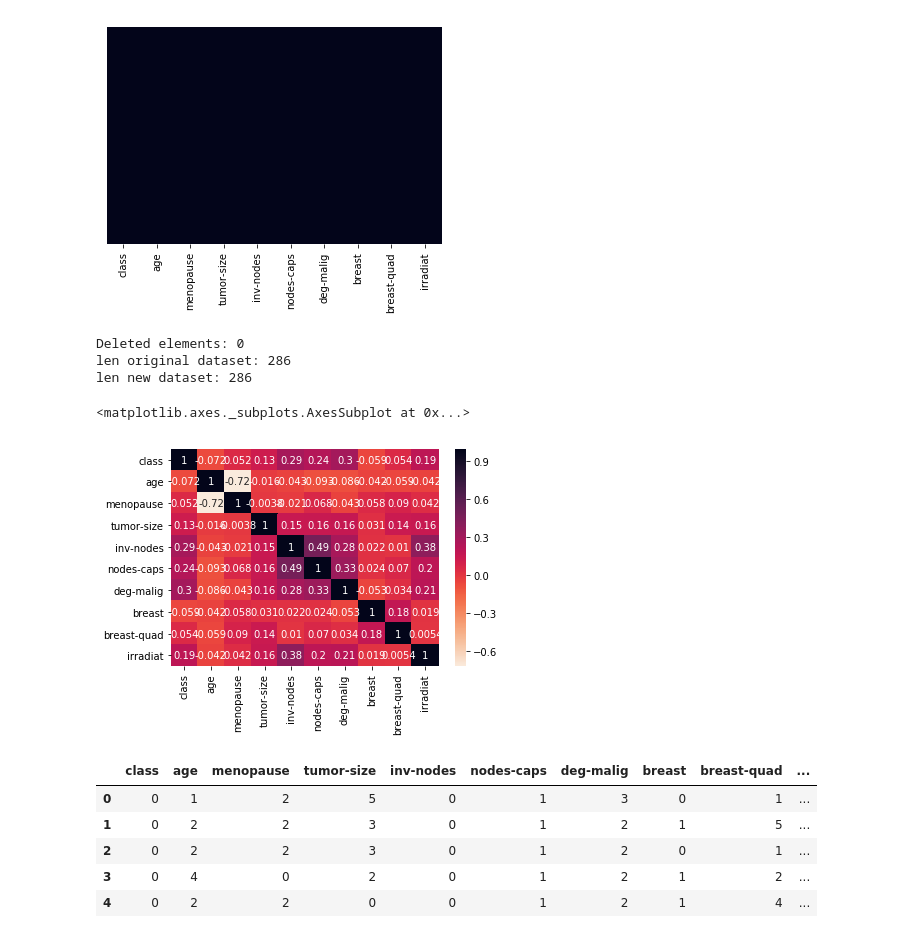
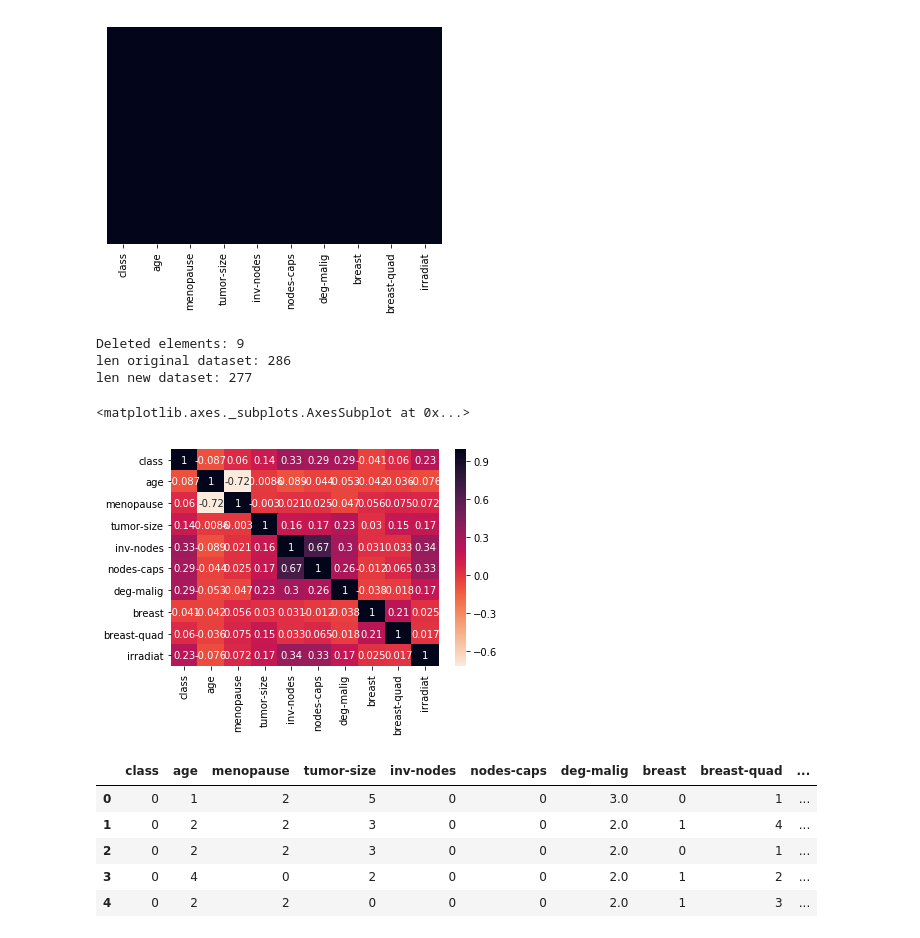
Before and after one commit to ednunes/machine-learning-projects, a Jupyter notebook: main.ipynb, the cells around one changed output. Saved outputs shown, nothing was run; the diff lists cells and outputs as text; code cells hidden in the pictures.

Commit message:
Fix dataset path and labelEncoder creation

```diff
--- a/main.ipynb
+++ b/main.ipynb
@@ -15,7 +15,7 @@ from sklearn.preprocessing import LabelEncoder
 
 %matplotlib inline
 # %%
-original_dataset = pd.read_csv('/home/eduardonunes/workspace/ml/breast_cancer_data.csv', sep=',', header=0)
+original_dataset = pd.read_csv('dataset/breast_cancer_data.csv', sep=',', header=0)
 
 original_dataset.info()
 # %% [output]
@@ -179,28 +147,29 @@ sns.heatmap(dataset.isna(), cbar=False, yticklabels=False)
 deleted_elements = len(original_dataset) - len(dataset)
 print("\nDeleted elements: {}\nlen original dataset: {}\nlen new dataset: {}\n".format(deleted_elements,len(original_dataset), len(dataset)))
 # %% [output]
-Deleted elements: 0
+Deleted elements: 9
 len original dataset: 286
-len new dataset: 286
+len new dataset: 277
 # %%
 dataset_normalized = pd.DataFrame()
+le = LabelEncoder()
 
 for att in dataset:
     if(att!="deg-malig"):
         dataset_normalized[att] = le.fit_transform(dataset[att].astype(str))
     else:
         dataset_normalized[att] = dataset[att]
 
 sns.heatmap(dataset_normalized.corr(), annot=True, cmap=sns.cm.rocket_r)
 # %% [output]
 <matplotlib.axes._subplots.AxesSubplot at 0x...>
-[figure, old version]
+[figure, new version]
 # %%
 dataset_normalized.head()
 # %% [output]
 |  | class | age | menopause | tumor-size | inv-nodes | nodes-caps | deg-malig | breast | breast-quad | ... |
-| 0 | 0 | 1 | 2 | 5 | 0 | 1 | 3 | 0 | 1 | ... |
-| 1 | 0 | 2 | 2 | 3 | 0 | 1 | 2 | 1 | 5 | ... |
-| 2 | 0 | 2 | 2 | 3 | 0 | 1 | 2 | 0 | 1 | ... |
-| 3 | 0 | 4 | 0 | 2 | 0 | 1 | 2 | 1 | 2 | ... |
-| 4 | 0 | 2 | 2 | 0 | 0 | 1 | 2 | 1 | 4 | ... |
+| 0 | 0 | 1 | 2 | 5 | 0 | 0 | 3.0 | 0 | 1 | ... |
+| 1 | 0 | 2 | 2 | 3 | 0 | 0 | 2.0 | 1 | 4 | ... |
+| 2 | 0 | 2 | 2 | 3 | 0 | 0 | 2.0 | 0 | 1 | ... |
+| 3 | 0 | 4 | 0 | 2 | 0 | 0 | 2.0 | 1 | 2 | ... |
+| 4 | 0 | 2 | 2 | 0 | 0 | 0 | 2.0 | 1 | 3 | ... |
```
Also changed, not shown: parts of 3 cells of this notebook, 3 other files.
